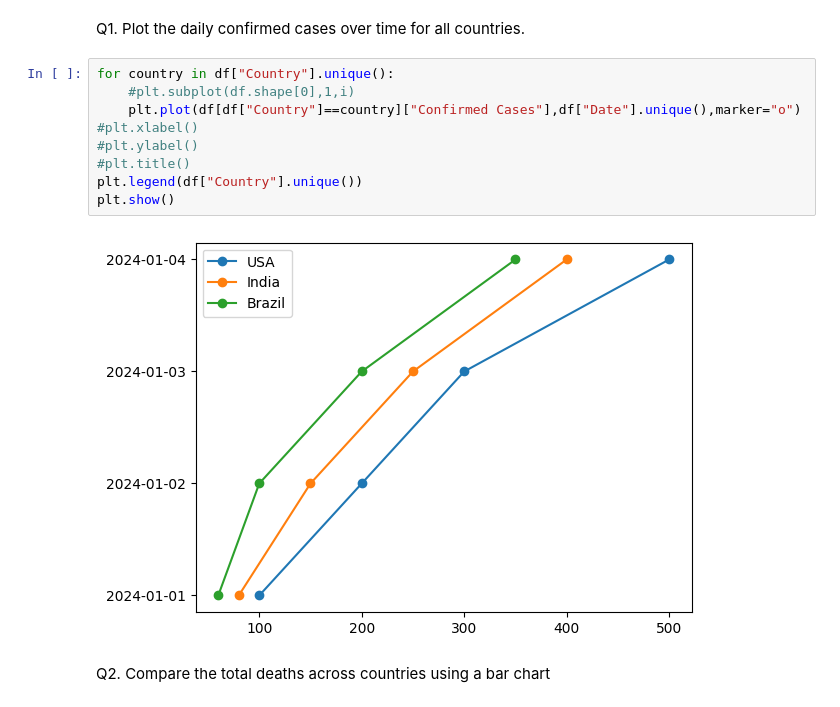
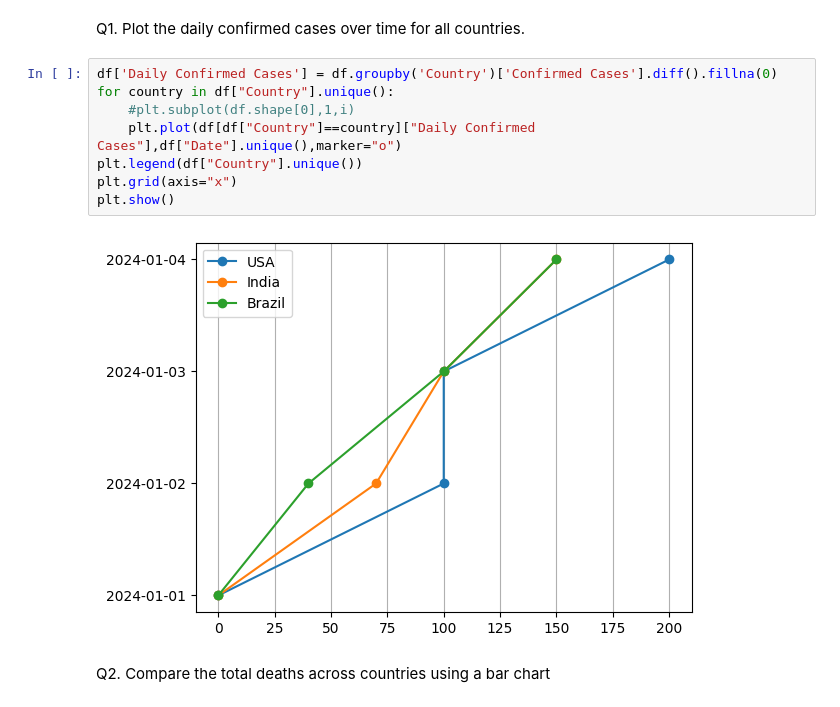
Before and after one commit to ArnabPurkaystha/ai_training, a Jupyter notebook: 03_matplotlib/matplotlib_assignment.ipynb, the cells around one changed output. Saved outputs shown, nothing was run; the diff lists cells and outputs as text.

```diff
--- a/03_matplotlib/matplotlib_assignment.ipynb
+++ b/03_matplotlib/matplotlib_assignment.ipynb
@@ -40,16 +40,15 @@ df.head()
 # %% [markdown]
 Q1. Plot the daily confirmed cases over time for all countries.
 # %%
+df['Daily Confirmed Cases'] = df.groupby('Country')['Confirmed Cases'].diff().fillna(0)
 for country in df["Country"].unique():
     #plt.subplot(df.shape[0],1,i)
-    plt.plot(df[df["Country"]==country]["Confirmed Cases"],df["Date"].unique(),marker="o")
-#plt.xlabel()
-#plt.ylabel()
-#plt.title()
+    plt.plot(df[df["Country"]==country]["Daily Confirmed Cases"],df["Date"].unique(),marker="o")
 plt.legend(df["Country"].unique())
+plt.grid(axis="x")
 plt.show()
 # %% [output]
-[figure, old version]
+[figure, new version]
 # %% [markdown]
 Q2. Compare the total deaths across countries using a bar chart
 # %%
```
Also changed, not shown: parts of 3 cells of this notebook.
